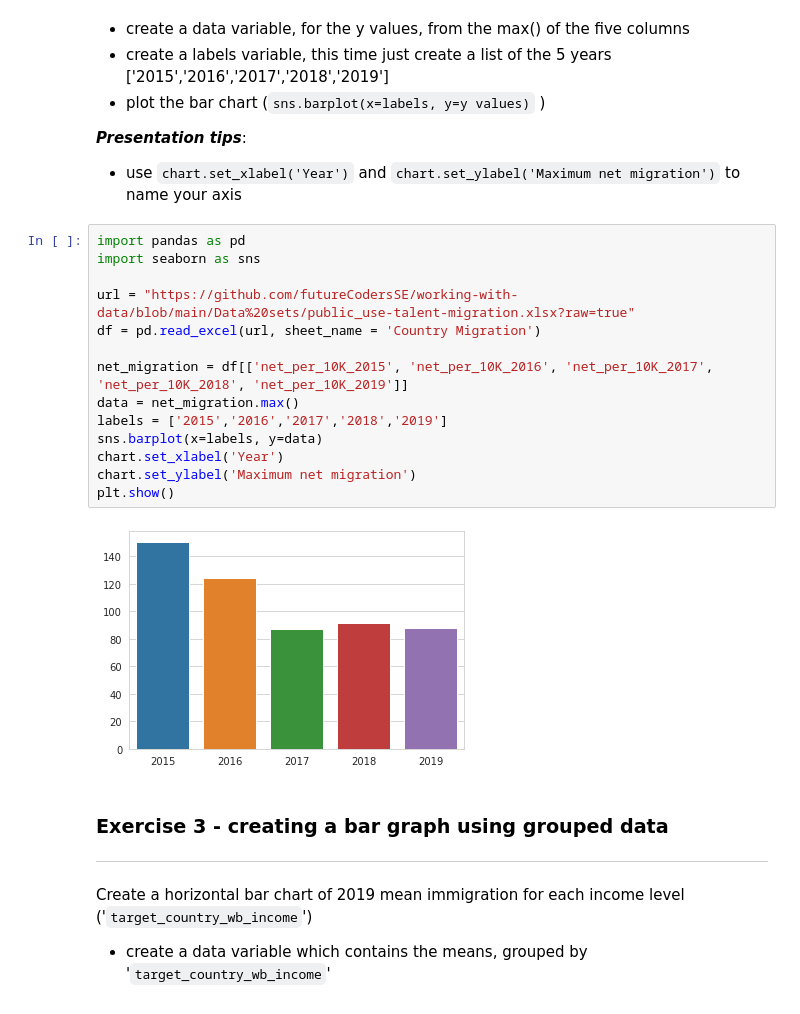
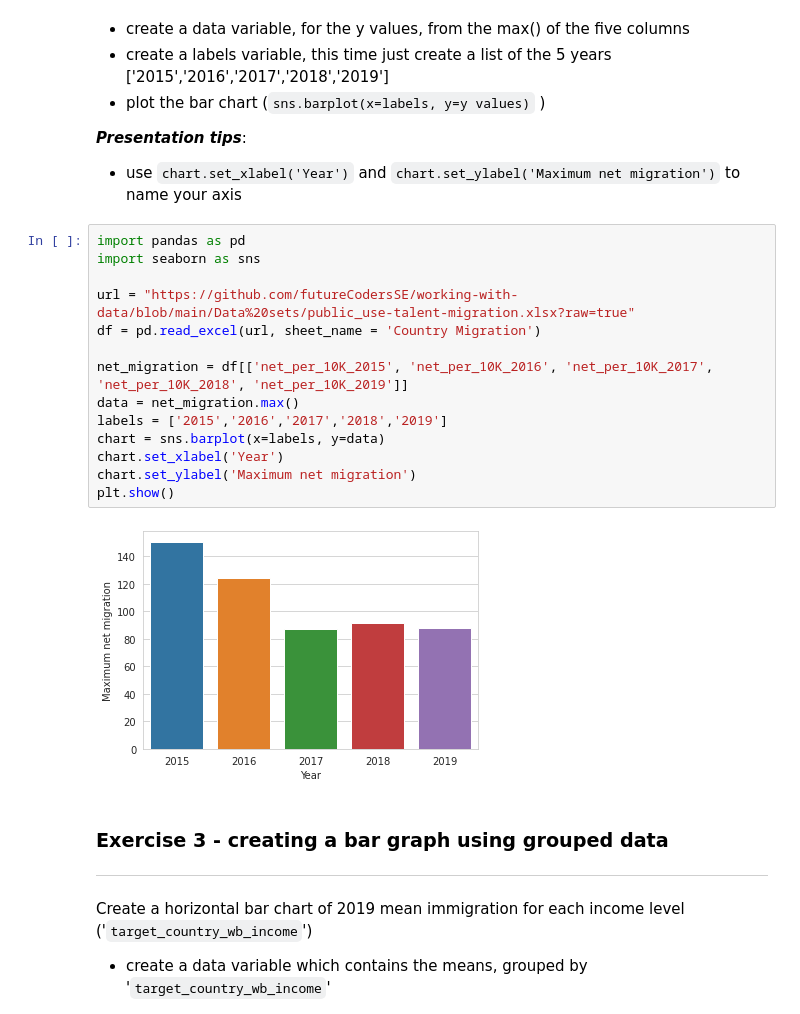
Before and after one commit to fancifulghost/Lorna, a Jupyter notebook: Copy_of_7_2_Visualisation_with_Seaborn.ipynb, the cells around one changed output. Saved outputs shown, nothing was run; the diff lists cells and outputs as text.

```diff
--- a/Copy_of_7_2_Visualisation_with_Seaborn.ipynb
+++ b/Copy_of_7_2_Visualisation_with_Seaborn.ipynb
@@ -110,19 +110,19 @@ Create a bar chart which shows the total net migration for the years 2015-2019
 # %%
 import pandas as pd
 import seaborn as sns
 
 url = "https://github.com/futureCodersSE/working-with-data/blob/main/Data%20sets/public_use-talent-migration.xlsx?raw=true"
 df = pd.read_excel(url, sheet_name = 'Country Migration')
 
 net_migration = df[['net_per_10K_2015', 'net_per_10K_2016', 'net_per_10K_2017', 'net_per_10K_2018', 'net_per_10K_2019']]
 data = net_migration.max()
 labels = ['2015','2016','2017','2018','2019']
-sns.barplot(x=labels, y=data)
+chart = sns.barplot(x=labels, y=data)
 chart.set_xlabel('Year')
 chart.set_ylabel('Maximum net migration')
 plt.show()
 # %% [output]
-[figure, old version]
+[figure, new version]
 # %% [markdown]
 ### Exercise 3 - creating a bar graph using grouped data
 ---
```
